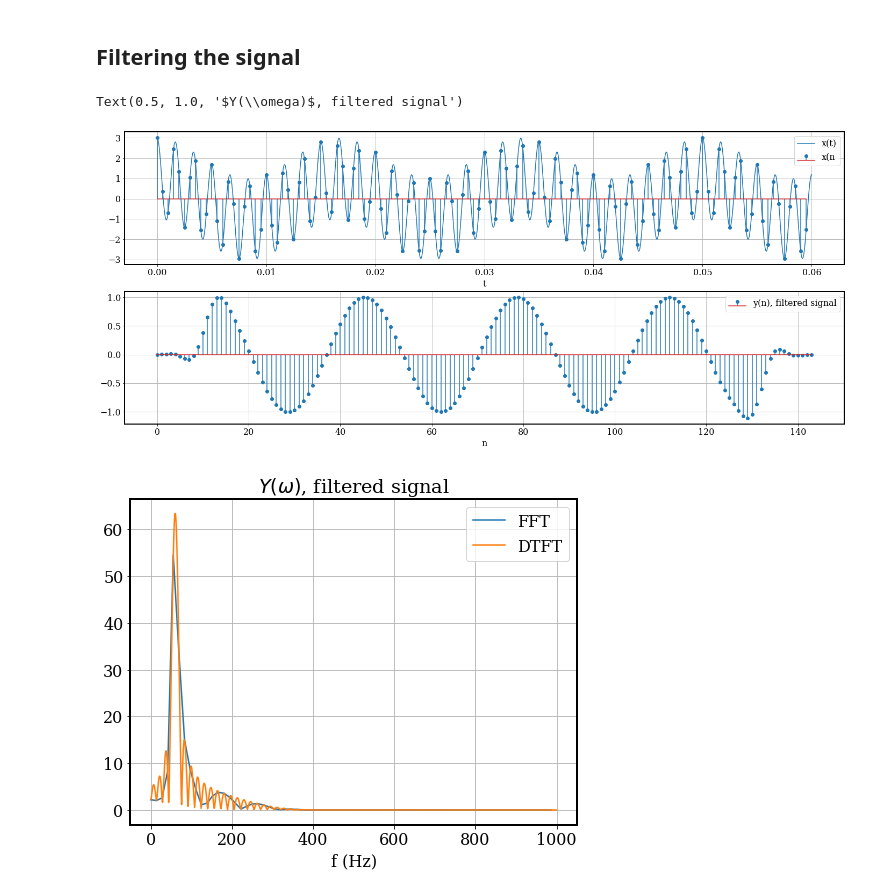
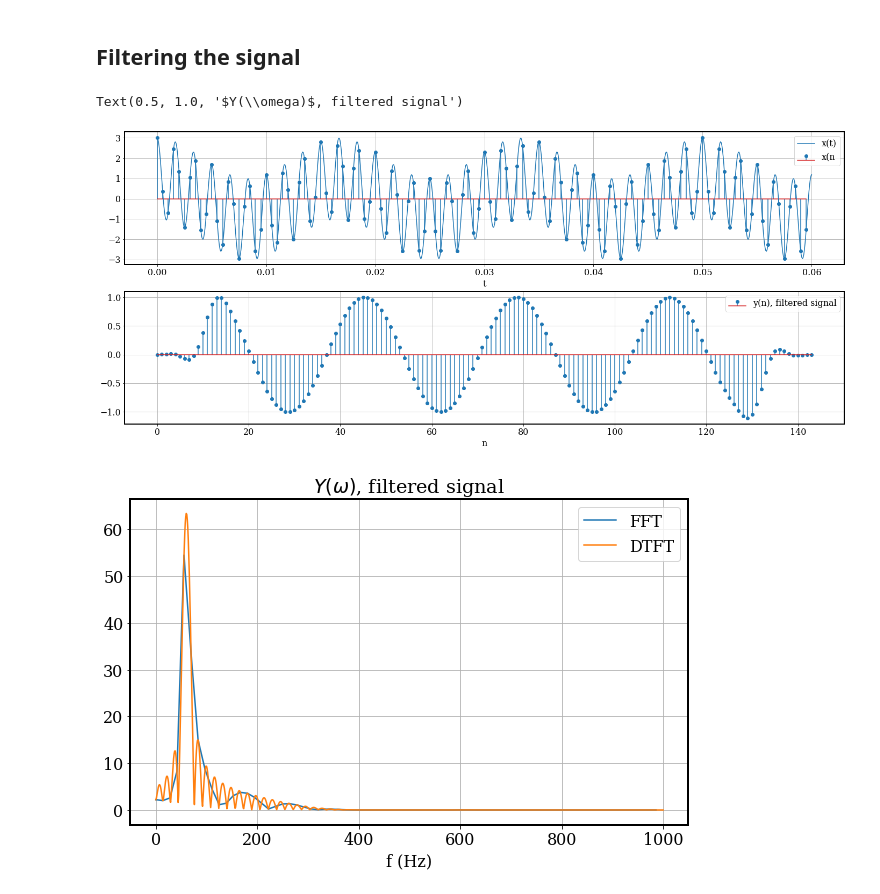
Before and after one commit to moisesoliveira08/Digital-Signal-Processing---UFCG, a Jupyter notebook: FIR.ipynb, the cells around one changed output. Saved outputs shown, nothing was run; the diff lists cells and outputs as text; code cells hidden in the pictures.

```diff
--- a/FIR.ipynb
+++ b/FIR.ipynb
@@ -105,44 +105,44 @@ Text(0, 0.5, '$H(\\omega)$ dB')
 lim = 0.06
 Samples = lim/T
 t = np.linspace(0, lim, 1000)
-k = np.arange(Samples)*T
+k = np.arange(Samples)*T ## sampling the signal with sample rate 1/T
 
 y = np.convolve(x(k), h) ## y(n) = x(n)*h(n)
 size = len(x(k)) + len(h) - 1 ## length of the discrete convolution
 position = np.arange(size)
 
 freq = np.fft.fftfreq(int(size), d = T) ## FFT of y(n)
-freq = freq[:freq.size//2]
+freq = freq[:freq.size//2] ## only the positive part of the spectrum
 Y = np.fft.fft(y)
-Y = Y[:Y.size//2]
+Y = Y[:Y.size//2] ## only the part where the domain is positive
 
 a = np.linspace(0, pi, 1000)
-b = Fourier(a, y) ## DTFT of the output signal
+b = Fourier(a, y) ## DTFT of the output signal, Discrete Time Fourier Transform
 
 figure, ax = plt.subplots(2, 1, figsize = (24, 10))
 
 ax[0].stem(k, x(k), label = 'x(n')
 ax[0].plot(t, x(t), label = 'x(t)')
 ax[0].grid(True)
 ax[0].set_xlabel('t')
 ax[0].legend(loc = 'upper right')
 
 ax[1].stem(position, y, label = 'y(n), filtered signal')
 ax[1].grid(True)
 ax[1].set_xlabel('n')
 ax[1].legend(loc = 'upper right')
 
-figure = plt.figure(figsize = (8,6))
+figure = plt.figure(figsize = (10,6))
 plt.plot(freq, abs(Y), label = 'FFT')
 plt.grid(True)
 plt.xlabel('f (Hz)')
 plt.legend(loc = 'upper right')
 
 plt.plot(a/(2*pi*T), abs(b), label = 'DTFT')
 plt.grid(True)
 plt.legend(loc = 'upper right')
 plt.title('$Y(\omega)$' + ', filtered signal')
 # %% [output]
 Text(0.5, 1.0, '$Y(\\omega)$, filtered signal')
 [figure]
-[figure, old version]
+[figure, new version]
```
Also changed, not shown: parts of 1 cell of this notebook.
